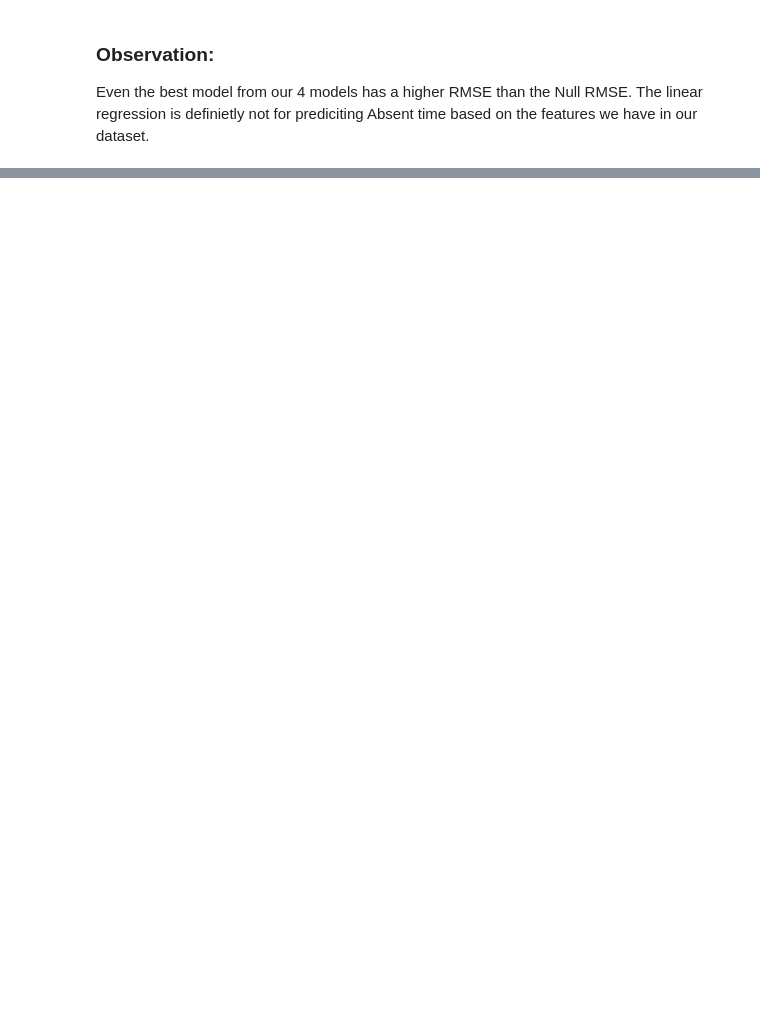
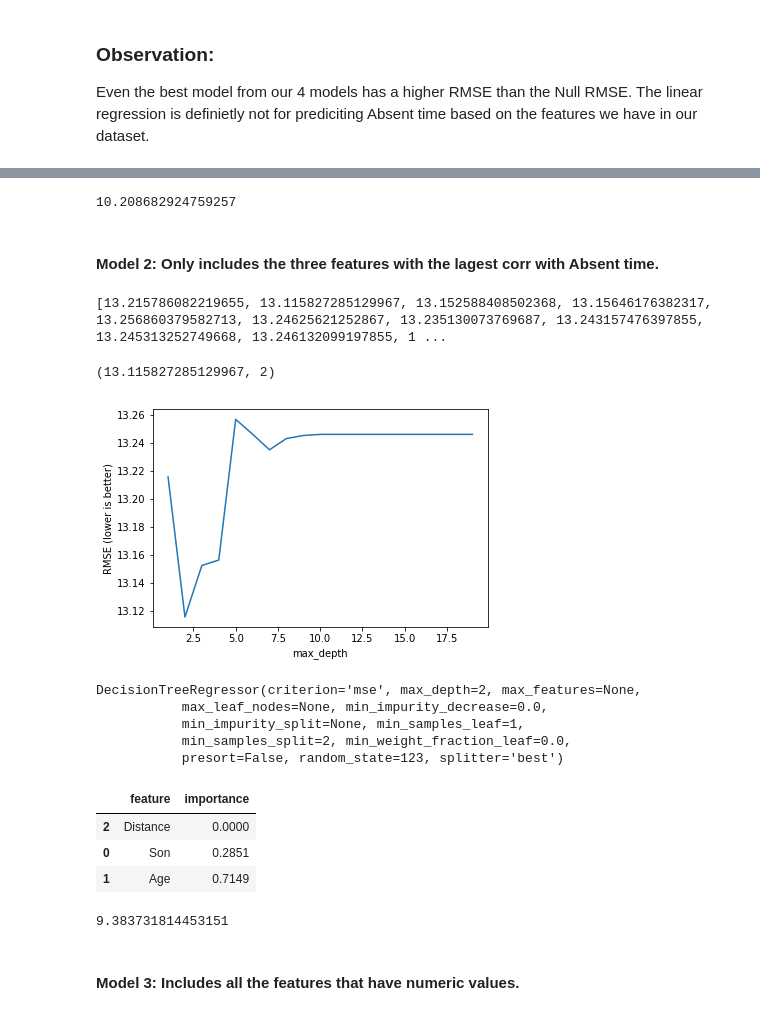
Before and after one commit to zimengqingfeng/FinalProject, a Jupyter notebook: Absenteeism_at_work.ipynb, the cells around one changed output, grey strips where cells are left out. Saved outputs shown, nothing was run; the diff lists cells and outputs as text; code cells hidden in the pictures; blank space fills up the shorter version.

```diff
--- a/Absenteeism_at_work.ipynb
+++ b/Absenteeism_at_work.ipynb
@@ -455,0 +583,79 @@ Even the best model from our 4 models has a higher RMSE than the Null RMSE. The
+# %%
+print(RMSE_train_test)
+# %% [output]
+10.208682924759257
+# %% [markdown]
+#### Model 2: Only includes the three features with the lagest corr with Absent time.
+# %%
+#Define my features
+feature_cols = ['Son','Age', 'Distance']
+# Define X and y.
+X = reason_dummies[feature_cols]
+y = reason_dummies.Absent_time
+# %%
+from sklearn.tree import DecisionTreeRegressor
+
+# Grow each tree deep.
+treereg = DecisionTreeRegressor(max_depth=None, random_state=123)
+
+#use cross-validation to find optimal depth of a decision tree
+# List of values to try for max_depth:
+max_depth_range = list(range(1, 20))
+
+# List to store the average RMSE for each value of max_depth:
+RMSE_scores = []
+
+# Use 10-fold cross-validation with each value of max_depth.
+from sklearn.model_selection import cross_val_score
+for depth in max_depth_range:
+    treereg = DecisionTreeRegressor(max_depth=depth, random_state=123)
+    MSE_scores = cross_val_score(treereg, X, y, cv=10, scoring='neg_mean_squared_error')
+    RMSE_scores.append(np.mean(np.sqrt(-MSE_scores)))
+# %%
+print(RMSE_scores) #print out RMSE_scores
+# %% [output]
+[13.215786082219655, 13.115827285129967, 13.152588408502368, 13.15646176382317, 13.256860379582713, 13.24625621252867, 13.235130073769687, 13.243157476397855, 13.245313252749668, 13.246132099197855, 1 ...
+# %%
+sorted(zip(RMSE_scores, max_depth_range))[0]
+# %% [output]
+(13.115827285129967, 2)
+# %%
+# Looking for optimum max depth of the tree - when depth is 2, RMSE_scores has the lowest number
+# Plot max_depth (x-axis) versus RMSE (y-axis).
+max_depth_range = list(range(1, 20))
+plt.plot(max_depth_range, RMSE_scores);
+plt.xlabel('max_depth');
+plt.ylabel('RMSE (lower is better)');
+# %% [output]
+[figure, added]
+# %%
+treereg = DecisionTreeRegressor(max_depth=2, random_state=123)
+treereg.fit(X, y)
+# %% [output]
+DecisionTreeRegressor(criterion='mse', max_depth=2, max_features=None,
+           max_leaf_nodes=None, min_impurity_decrease=0.0,
+           min_impurity_split=None, min_samples_leaf=1,
+           min_samples_split=2, min_weight_fraction_leaf=0.0,
+           presort=False, random_state=123, splitter='best')
+# %%
+# Compute feature importances in decision tree. Age has the highest importance rate.
+pd.DataFrame({'feature':feature_cols, 'importance':treereg.feature_importances_}).sort_values(by='importance')
+# %% [output]
+|  | feature | importance |
+| 2 | Distance | 0.0000 |
+| 0 | Son | 0.2851 |
+| 1 | Age | 0.7149 |
+# %%
+#Get the RMSE score by using Train/Test split. The RMSE scoree is still bigger than Null RMSE
+X_train, X_test, y_train, y_test = train_test_split(X, y, random_state=123) #Use default split, set a ramdon_state value for reproduction
+
+treereg = DecisionTreeRegressor(max_depth=2, random_state=123)
+treereg.fit(X_train, y_train)
+
+y_pred = treereg.predict(X_test)
+RMSE_train_test = np.sqrt(metrics.mean_squared_error(y_test, y_pred))
+print(RMSE_train_test)
+# %% [output]
+9.383731814453151
+# %% [markdown]
+#### Model 3: Includes all the features that have numeric values.
```
Also changed, not shown: parts of 58 cells of this notebook.
